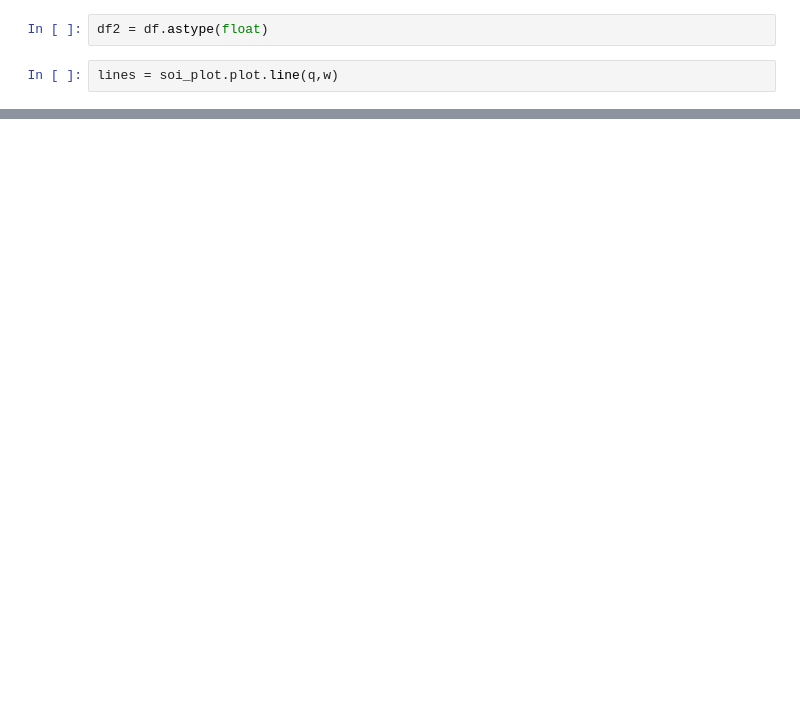
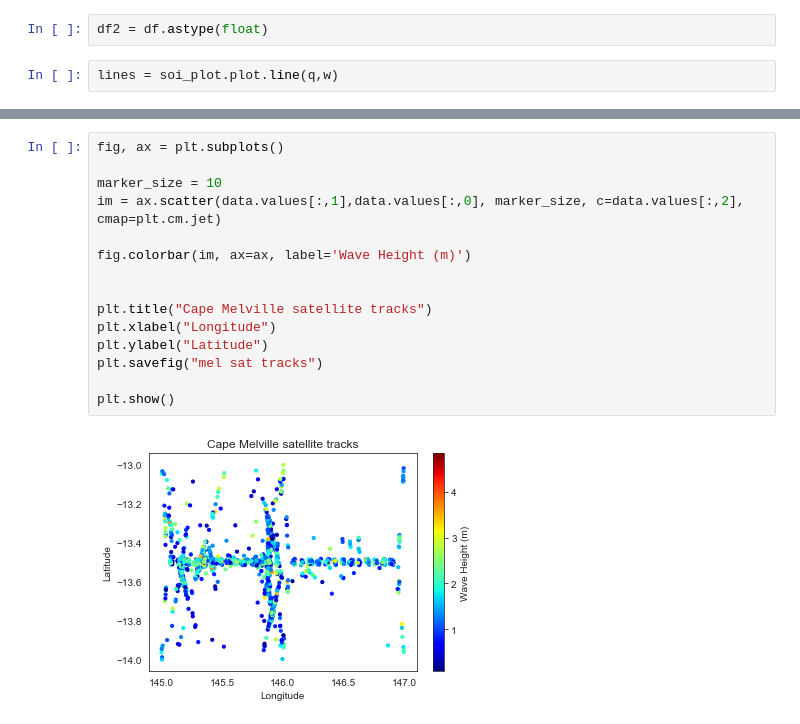
Before and after one commit to CourtneySmith32/Honours-Coursework, a Jupyter notebook: Melville_timeseries.ipynb, the cells around one changed output, grey strips where cells are left out. Drawn from its saved outputs; the diff is of its cells as text; blank space fills up the shorter version.

Commit message:
all sites have small sat track map, creating large gbr map, in progress

```diff
--- a/Melville_timeseries.ipynb
+++ b/Melville_timeseries.ipynb
@@ -1649,0 +755,17 @@ wh
+# %%
+fig, ax = plt.subplots()
+
+marker_size = 10
+im = ax.scatter(data.values[:,1],data.values[:,0], marker_size, c=data.values[:,2], cmap=plt.cm.jet)
+
+fig.colorbar(im, ax=ax, label='Wave Height (m)')
+
+
+plt.title("Cape Melville satellite tracks")
+plt.xlabel("Longitude")
+plt.ylabel("Latitude")
+plt.savefig("mel sat tracks")
+
+plt.show()
+# %% [output]
+[figure, added]
```
Also changed, not shown: parts of 12 cells of this notebook, 5 other files.
